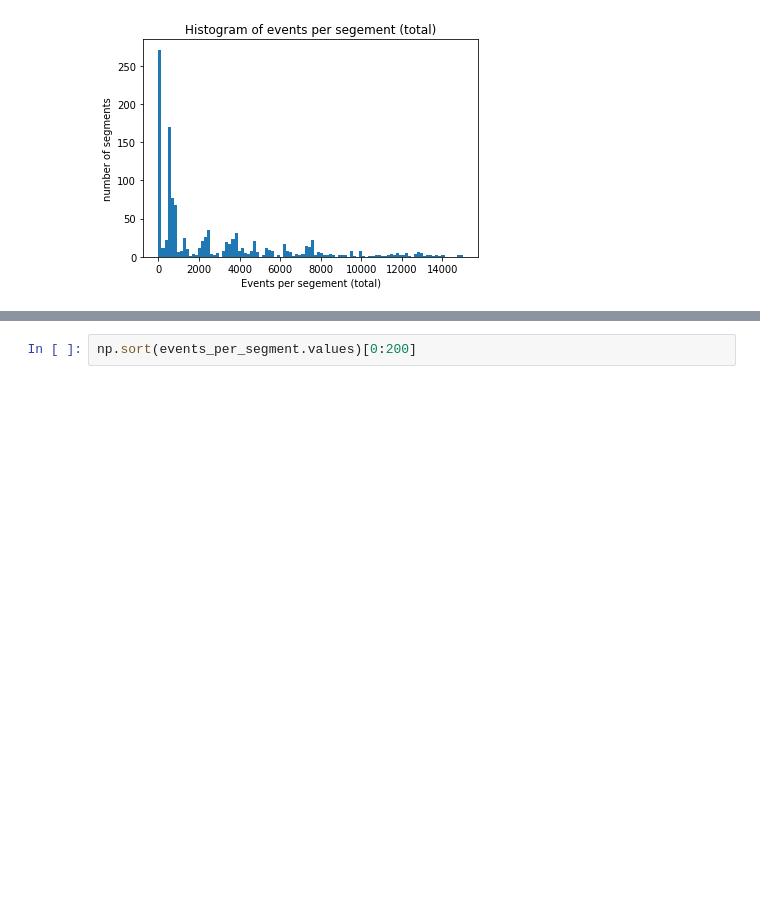
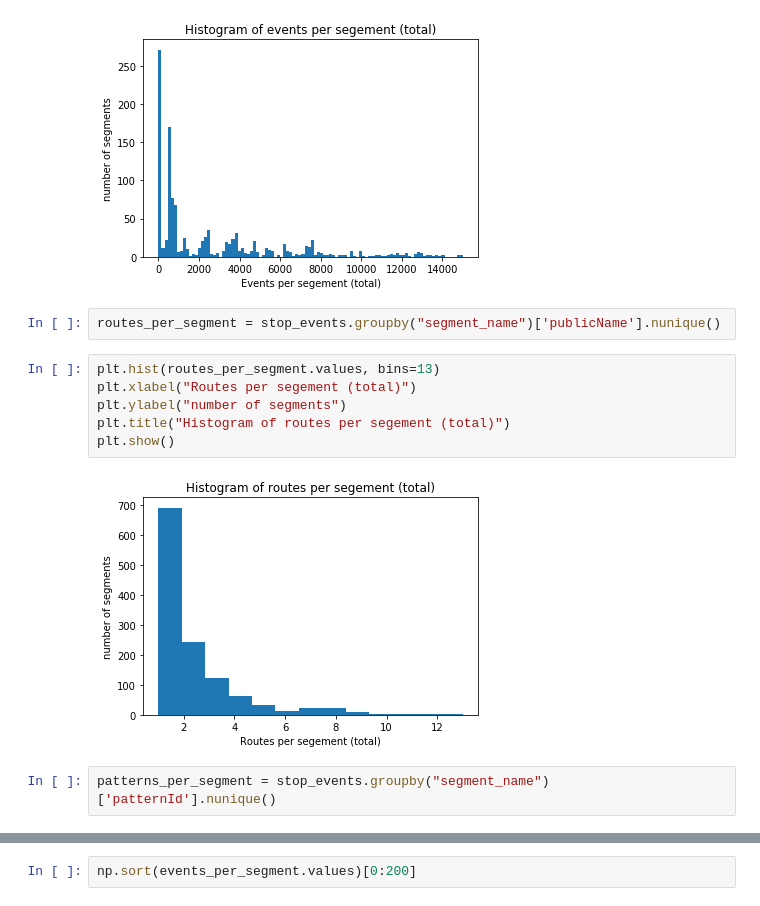
Before and after one commit to gingertom/buses, a Jupyter notebook: Data Exploration/Stop_events EDA2.ipynb, the cells around one changed output, grey strips where cells are left out. Drawn from its saved outputs; the diff is of its cells as text; blank space fills up the shorter version.

Commit message:
A couple more interesting histograms.

```diff
--- a/Data Exploration/Stop_events EDA2.ipynb
+++ b/Data Exploration/Stop_events EDA2.ipynb
@@ -167,3 +167,15 @@ plt.title("Histogram of events per segement (total)")
 plt.show()
 # %% [output]
 [figure]
+# %%
+routes_per_segment = stop_events.groupby("segment_name")['publicName'].nunique()
+# %%
+plt.hist(routes_per_segment.values, bins=13)
+plt.xlabel("Routes per segement (total)")
+plt.ylabel("number of segments")
+plt.title("Histogram of routes per segement (total)")
+plt.show()
+# %% [output]
+[figure, added]
+# %%
+patterns_per_segment = stop_events.groupby("segment_name")['patternId'].nunique()
```
Also changed, not shown: parts of 1 cell of this notebook.
